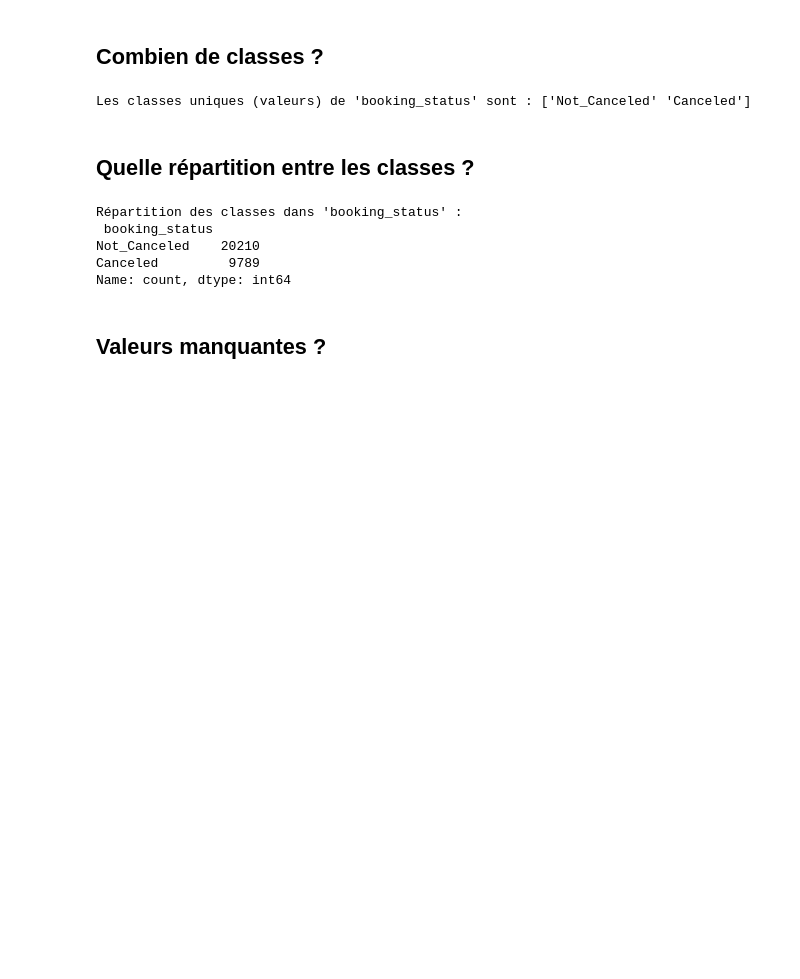
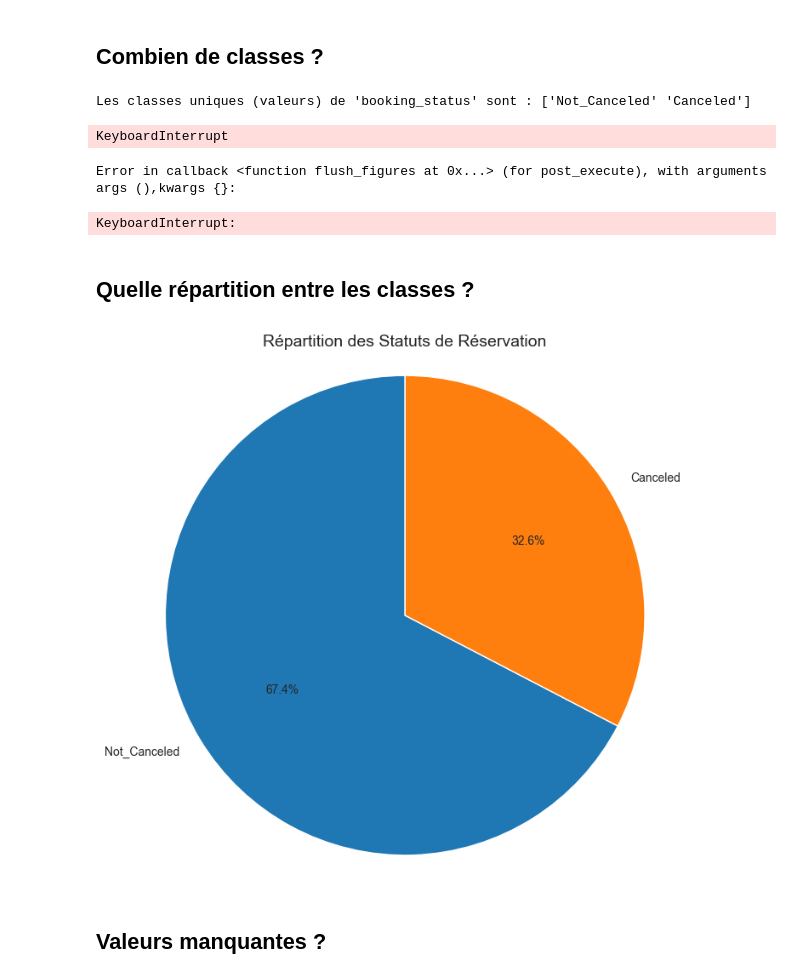
Before and after one commit to AD99i/hotel_booking, a Jupyter notebook: TP10 - Machine Learning avec Python.ipynb, the cells around one changed output. Cells and saved outputs as stored; diff of their text form; code cells hidden in the pictures; blank space fills up the shorter version.

```diff
--- a/TP10 - Machine Learning avec Python.ipynb
+++ b/TP10 - Machine Learning avec Python.ipynb
@@ -210,19 +210,33 @@ Nombre de données :  29999
 # %%
 classes_uniques = df['booking_status'].unique()
 print(f"Les classes uniques (valeurs) de 'booking_status' sont : {classes_uniques}")
+sns.pairplot(df,hue='booking_status')
 # %% [output]
 Les classes uniques (valeurs) de 'booking_status' sont : ['Not_Canceled' 'Canceled']
+KeyboardInterrupt
+Error in callback <function flush_figures at 0x...> (for post_execute), with arguments args (),kwargs {}:
+KeyboardInterrupt:
 # %% [markdown]
 ## Quelle répartition entre les classes ?
 # %%
 repartition_classes = df['booking_status'].value_counts()
-print("Répartition des classes dans 'booking_status' :\n", repartition_classes)
+
+labels = repartition_classes.index
+autopct_format = '%1.1f%%'
+title = "Répartition des Statuts de Réservation"
+plt.figure(figsize=(8, 8))
+plt.pie(
+    repartition_classes,
+    labels=labels,
+    autopct=autopct_format,
+    startangle=90,
+
+)
+plt.title(title, fontsize=14)
+plt.axis('equal')
+plt.show()
 # %% [output]
-Répartition des classes dans 'booking_status' :
- booking_status
-Not_Canceled    20210
-Canceled         9789
-Name: count, dtype: int64
+[figure, added]
 # %% [markdown]
 ## Valeurs manquantes ?
 # %%
```
Also changed, not shown: parts of 1 cell of this notebook.
